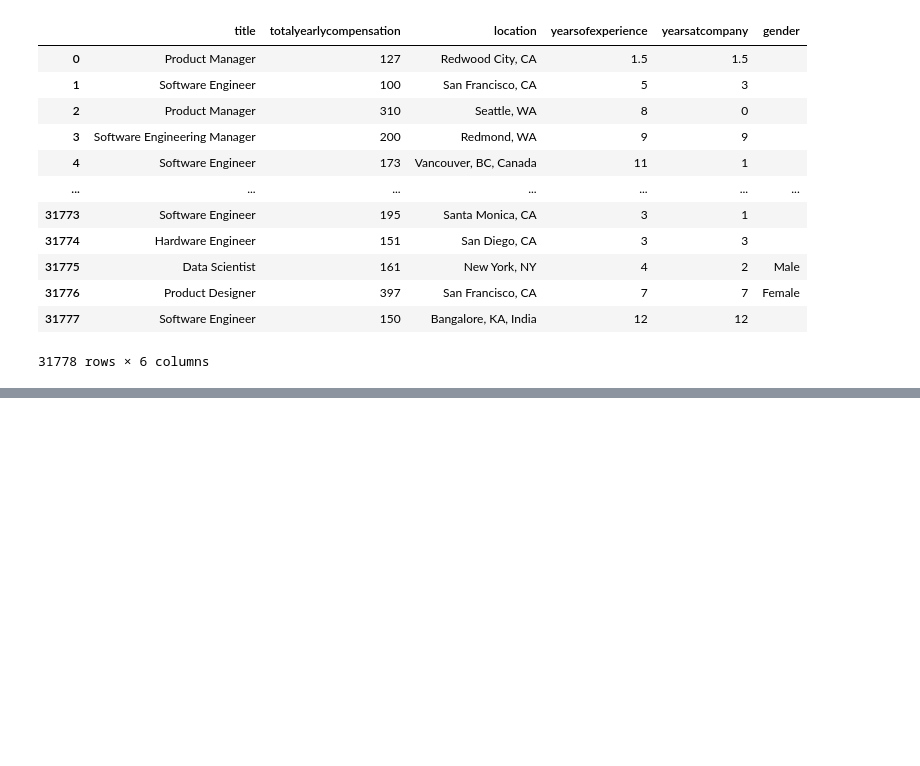
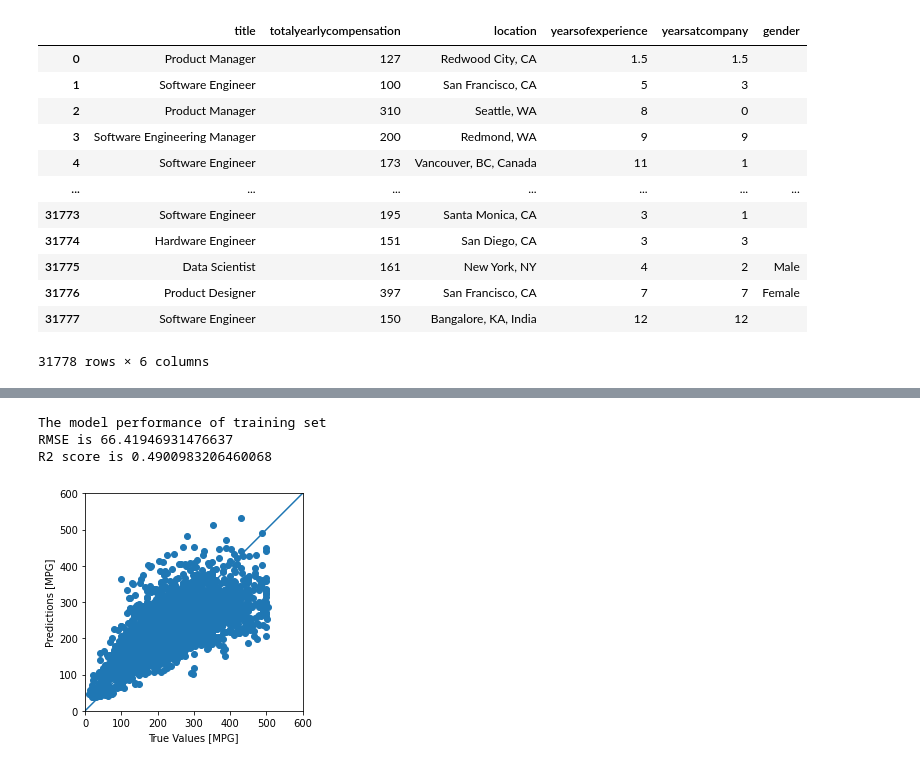
Before and after one commit to MLH-Fellowship/salary-io, a Jupyter notebook: model-Copy1.ipynb, the cells around one changed output, grey strips where cells are left out. Cells and saved outputs as stored; diff of their text form; code cells hidden in the pictures; blank space fills up the shorter version.

```diff
--- a/model-Copy1.ipynb
+++ b/model-Copy1.ipynb
@@ -153,0 +193,6 @@ This model accounts for 39.49% of the testing data with mean data error of 66.42
+# %%
+train_features = train_dataset.copy()
+test_features = test_dataset.copy()
+
+train_labels = train_features.pop('totalyearlycompensation')
+test_labels = test_features.pop('totalyearlycompensation')
@@ -153,0 +215,4 @@ This model accounts for 39.49% of the testing data with mean data error of 66.42
+# %%
+normalizer = preprocessing.Normalization()
+normalizer.adapt(np.array(train_features))
+print(normalizer.mean.numpy())
@@ -153,0 +315,26 @@ This model accounts for 39.49% of the testing data with mean data error of 66.42
+# %%
+test_predictions = dnn_model.predict(test_features).flatten()
+
+from sklearn.metrics import mean_squared_error,r2_score
+# get model performance
+def scores_(Y, y_predict):
+    rmse = (np.sqrt(mean_squared_error(Y, y_predict)))
+    r2 = r2_score(Y, y_predict)
+    print('RMSE is {}'.format(rmse))
+    print('R2 score is {}'.format(r2))
+print("The model performance of training set")
+scores_(test_labels,test_predictions)
+
+a = plt.axes(aspect='equal')
+plt.scatter(test_labels, test_predictions)
+plt.xlabel('True Values [MPG]')
+plt.ylabel('Predictions [MPG]')
+lims = [0, 600]
+plt.xlim(lims)
+plt.ylim(lims)
+_ = plt.plot(lims, lims)
+# %% [output]
+The model performance of training set
+RMSE is 66.41946931476637
+R2 score is 0.4900983206460068
+[figure, added]
```
Also changed, not shown: parts of 27 cells of this notebook, 2 other files.
